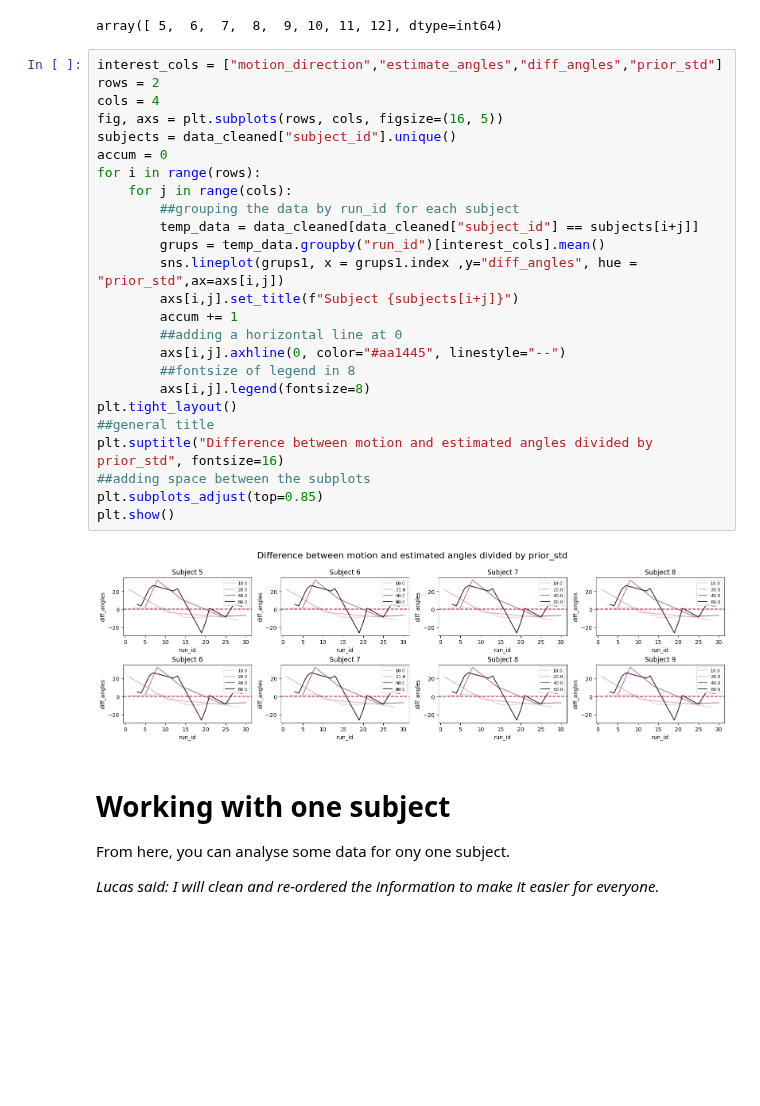
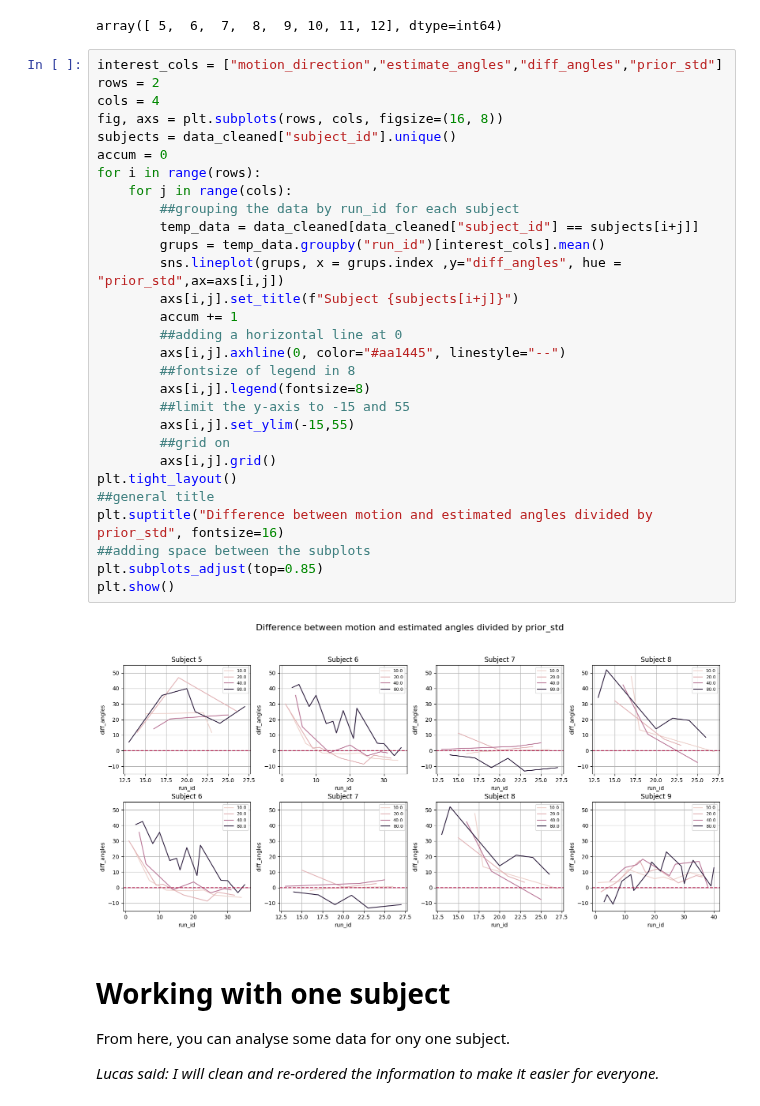
Before and after one commit to lucasbaldezzari/babesbayes-nma, a Jupyter notebook: coding/Issue4_Xiaoxiao.ipynb, the cells around one changed output. Drawn from its saved outputs; the diff is of its cells as text; blank space fills up the shorter version.

```diff
--- a/coding/Issue4_Xiaoxiao.ipynb
+++ b/coding/Issue4_Xiaoxiao.ipynb
@@ -102,30 +102,34 @@ array([ 5,  6,  7,  8,  9, 10, 11, 12], dtype=int64)
 # %%
 interest_cols = ["motion_direction","estimate_angles","diff_angles","prior_std"]
 rows = 2
 cols = 4
-fig, axs = plt.subplots(rows, cols, figsize=(16, 5))
+fig, axs = plt.subplots(rows, cols, figsize=(16, 8))
 subjects = data_cleaned["subject_id"].unique()
 accum = 0
 for i in range(rows):
     for j in range(cols):
         ##grouping the data by run_id for each subject
         temp_data = data_cleaned[data_cleaned["subject_id"] == subjects[i+j]]
         grups = temp_data.groupby("run_id")[interest_cols].mean()
-        sns.lineplot(grups1, x = grups1.index ,y="diff_angles", hue = "prior_std",ax=axs[i,j])
+        sns.lineplot(grups, x = grups.index ,y="diff_angles", hue = "prior_std",ax=axs[i,j])
         axs[i,j].set_title(f"Subject {subjects[i+j]}")
         accum += 1
         ##adding a horizontal line at 0
         axs[i,j].axhline(0, color="#aa1445", linestyle="--")
         ##fontsize of legend in 8
         axs[i,j].legend(fontsize=8)
+        ##limit the y-axis to -15 and 55
+        axs[i,j].set_ylim(-15,55)
+        ##grid on
+        axs[i,j].grid()
 plt.tight_layout()
 ##general title
 plt.suptitle("Difference between motion and estimated angles divided by prior_std", fontsize=16)
 ##adding space between the subplots
 plt.subplots_adjust(top=0.85)
 plt.show()
 # %% [output]
-[figure, old version]
+[figure, new version]
 # %% [markdown]
 # Working with one subject
 
```
